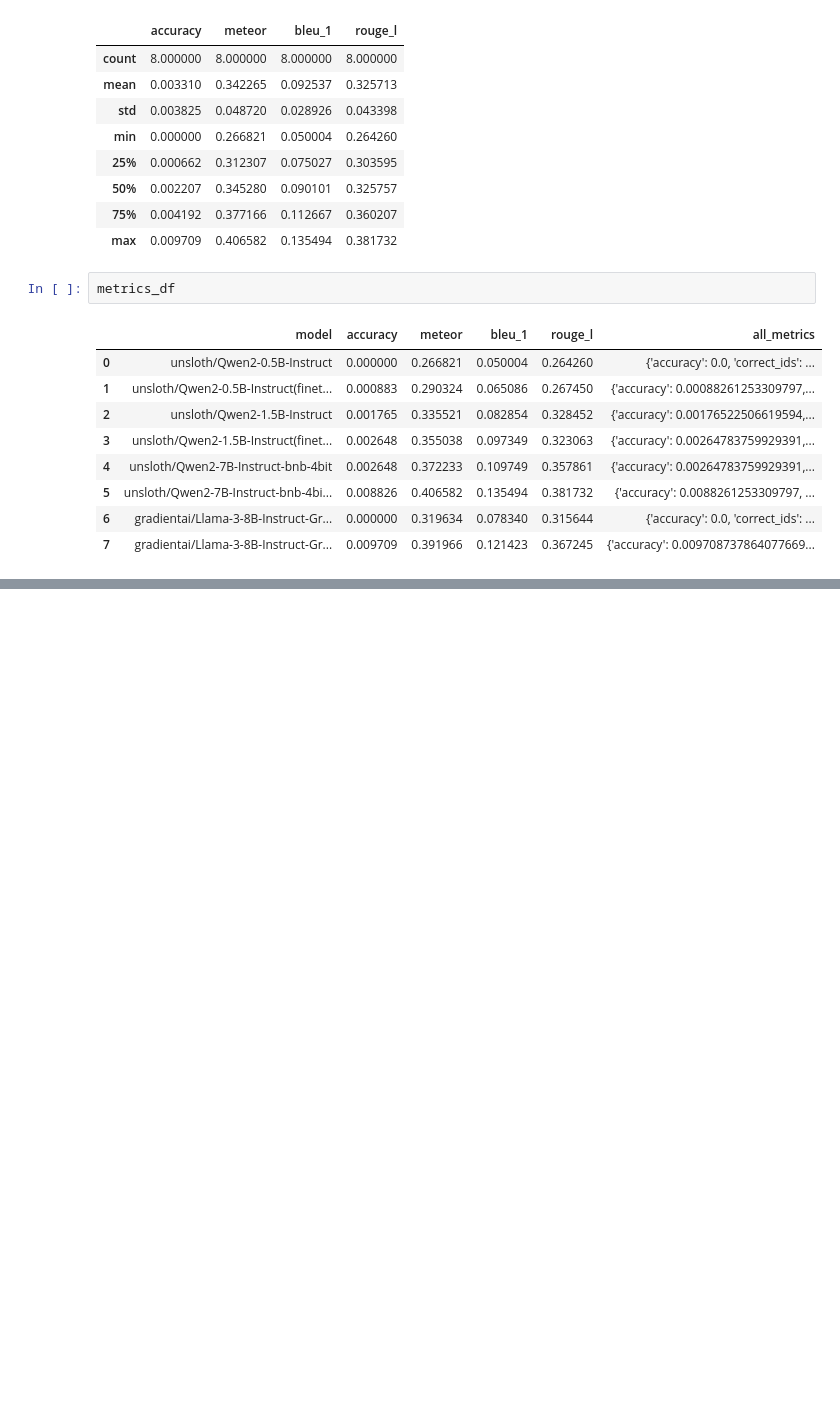
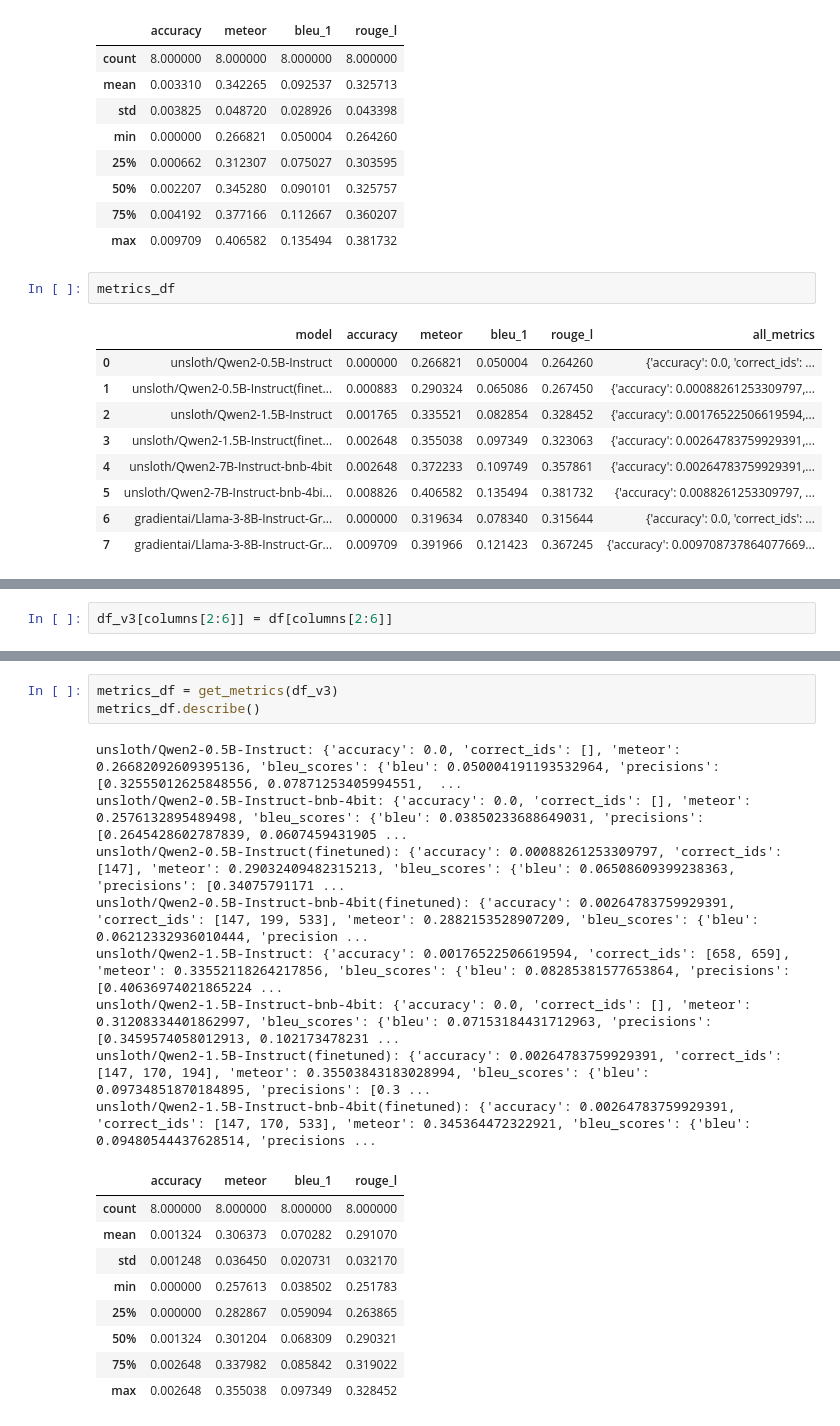
Before and after one commit to smu-ai/novel-translation, a Jupyter notebook: notebooks/00_Data Analysis.ipynb, the cells around one changed output, grey strips where cells are left out. Drawn from its saved outputs; the diff is of its cells as text; blank space fills up the shorter version.

```diff
--- a/notebooks/00_Data Analysis.ipynb
+++ b/notebooks/00_Data Analysis.ipynb
@@ -190,0 +190,2 @@ plt.show()
+# %%
+df_v3[columns[2:6]] = df[columns[2:6]]
@@ -190,0 +238,21 @@ plt.show()
+# %%
+metrics_df = get_metrics(df_v3)
+metrics_df.describe()
+# %% [output]
+unsloth/Qwen2-0.5B-Instruct: {'accuracy': 0.0, 'correct_ids': [], 'meteor': 0.26682092609395136, 'bleu_scores': {'bleu': 0.050004191193532964, 'precisions': [0.32555012625848556, 0.07871253405994551,  ...
+unsloth/Qwen2-0.5B-Instruct-bnb-4bit: {'accuracy': 0.0, 'correct_ids': [], 'meteor': 0.2576132895489498, 'bleu_scores': {'bleu': 0.03850233688649031, 'precisions': [0.2645428602787839, 0.0607459431905 ...
+unsloth/Qwen2-0.5B-Instruct(finetuned): {'accuracy': 0.00088261253309797, 'correct_ids': [147], 'meteor': 0.29032409482315213, 'bleu_scores': {'bleu': 0.06508609399238363, 'precisions': [0.34075791171 ...
+unsloth/Qwen2-0.5B-Instruct-bnb-4bit(finetuned): {'accuracy': 0.00264783759929391, 'correct_ids': [147, 199, 533], 'meteor': 0.2882153528907209, 'bleu_scores': {'bleu': 0.06212332936010444, 'precision ...
+unsloth/Qwen2-1.5B-Instruct: {'accuracy': 0.00176522506619594, 'correct_ids': [658, 659], 'meteor': 0.33552118264217856, 'bleu_scores': {'bleu': 0.08285381577653864, 'precisions': [0.40636974021865224 ...
+unsloth/Qwen2-1.5B-Instruct-bnb-4bit: {'accuracy': 0.0, 'correct_ids': [], 'meteor': 0.31208334401862997, 'bleu_scores': {'bleu': 0.07153184431712963, 'precisions': [0.3459574058012913, 0.102173478231 ...
+unsloth/Qwen2-1.5B-Instruct(finetuned): {'accuracy': 0.00264783759929391, 'correct_ids': [147, 170, 194], 'meteor': 0.35503843183028994, 'bleu_scores': {'bleu': 0.09734851870184895, 'precisions': [0.3 ...
+unsloth/Qwen2-1.5B-Instruct-bnb-4bit(finetuned): {'accuracy': 0.00264783759929391, 'correct_ids': [147, 170, 533], 'meteor': 0.345364472322921, 'bleu_scores': {'bleu': 0.09480544437628514, 'precisions ...
+|  | accuracy | meteor | bleu_1 | rouge_l |
+| count | 8.000000 | 8.000000 | 8.000000 | 8.000000 |
+| mean | 0.001324 | 0.306373 | 0.070282 | 0.291070 |
+| std | 0.001248 | 0.036450 | 0.020731 | 0.032170 |
+| min | 0.000000 | 0.257613 | 0.038502 | 0.251783 |
+| 25% | 0.000000 | 0.282867 | 0.059094 | 0.263865 |
+| 50% | 0.001324 | 0.301204 | 0.068309 | 0.290321 |
+| 75% | 0.002648 | 0.337982 | 0.085842 | 0.319022 |
+| max | 0.002648 | 0.355038 | 0.097349 | 0.328452 |
```
Also changed, not shown: parts of 14 cells of this notebook, 9 other files.
